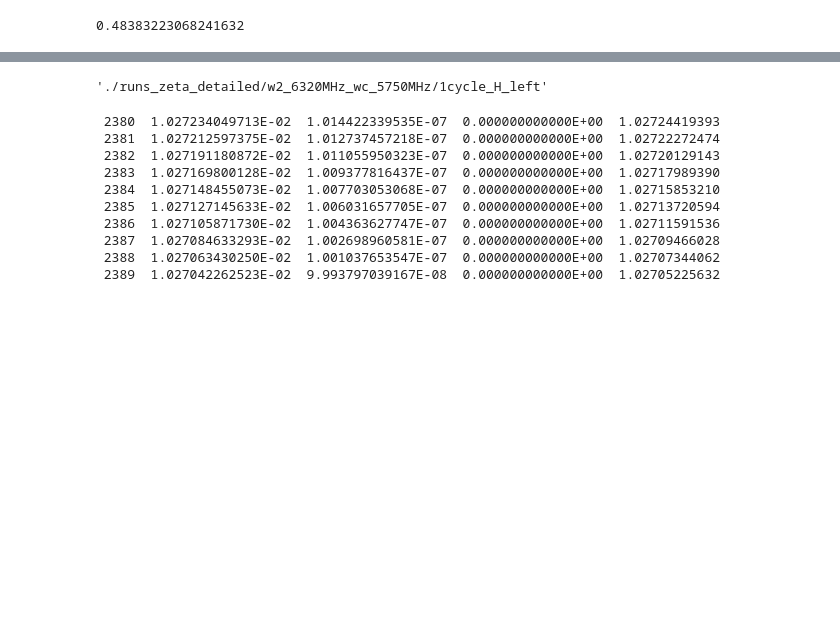
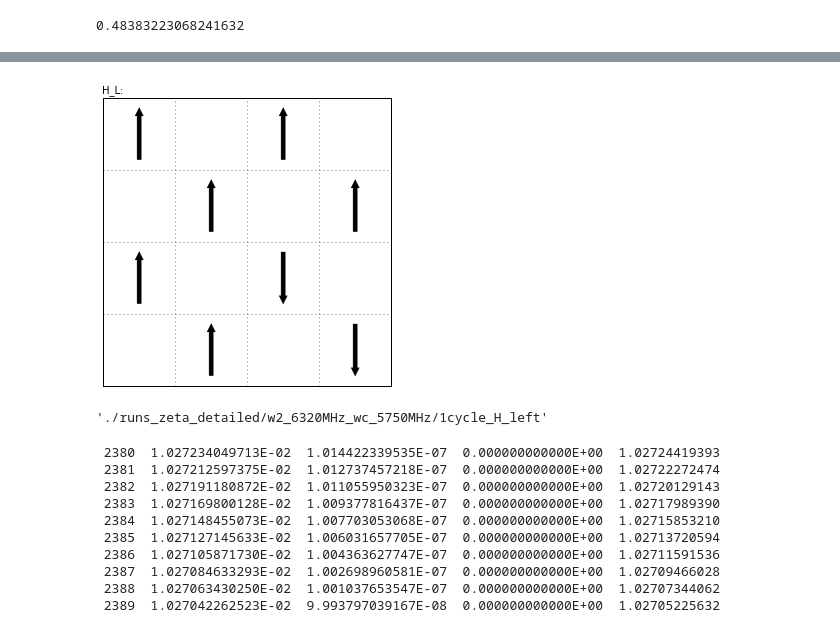
Before and after one commit to goerz-research/tmlandscape_data, a Jupyter notebook: zeta_detailed_w2_6320MHz_wc_5750MHz.ipynb, the cells around one changed output, grey strips where cells are left out. Drawn from its saved outputs; the diff is of its cells as text; code cells hidden in the pictures; blank space fills up the shorter version.

```diff
--- a/zeta_detailed_w2_6320MHz_wc_5750MHz.ipynb
+++ b/zeta_detailed_w2_6320MHz_wc_5750MHz.ipynb
@@ -310 +379,5 @@ U_guess.F_avg(H_left)
+# %%
+H_left.arrow_plot()
+# %% [output]
+[figure, added]
 # %%
```
Also changed, not shown: parts of 130 cells of this notebook, 2 other files.
